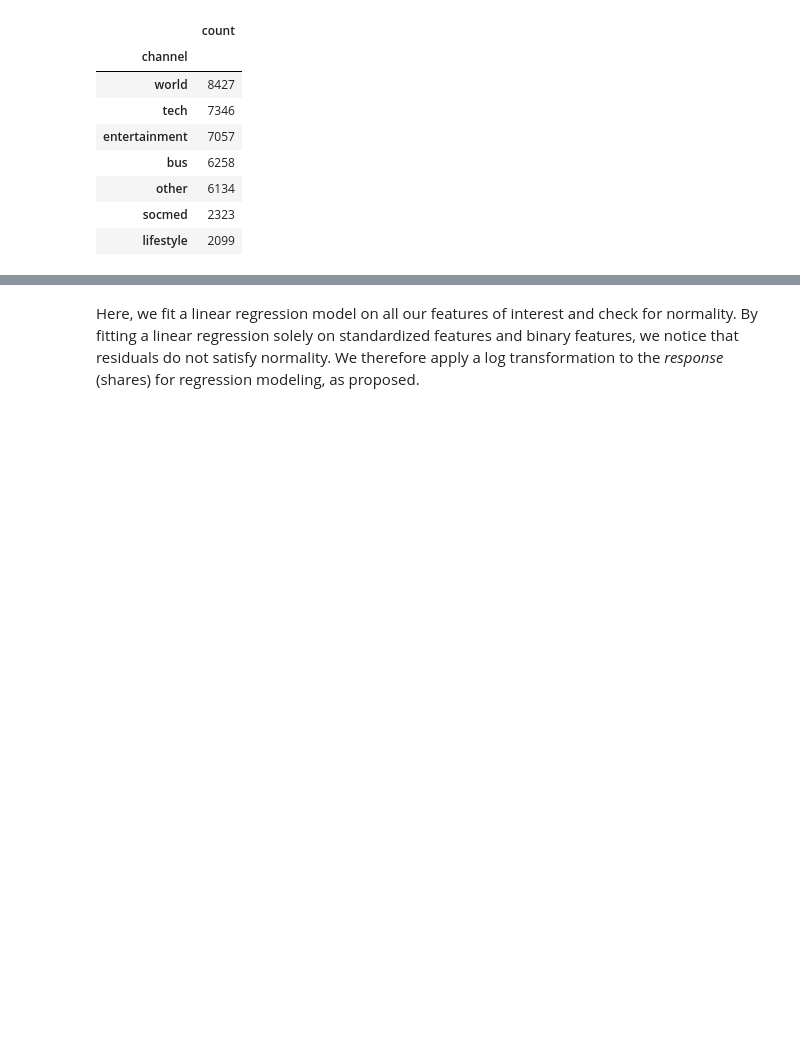
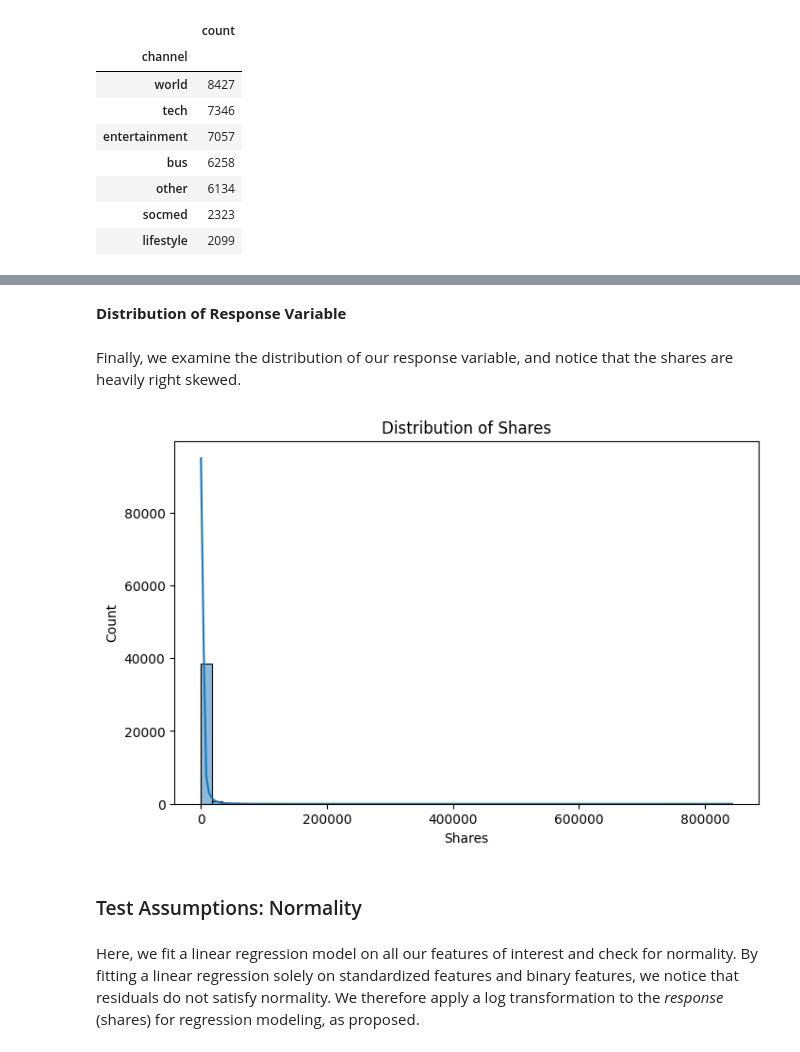
Before and after one commit to katiehanni/MATH_189_final_project, a Jupyter notebook: analysis/analysis.ipynb, the cells around one changed output, grey strips where cells are left out. Cells and saved outputs as stored; diff of their text form; code cells hidden in the pictures; blank space fills up the shorter version.

```diff
--- a/analysis/analysis.ipynb
+++ b/analysis/analysis.ipynb
@@ -340,3 +377,18 @@ for col in continuous:
+# %% [markdown]
+**Distribution of Response Variable**
+# %% [markdown]
+Finally, we examine the distribution of our response variable, and notice that the shares are heavily right skewed.
+# %%
+plt.figure(figsize=(8,5))
+sns.histplot(online['shares'], bins=50, kde=True)
+plt.title('Distribution of Shares')
+plt.xlabel('Shares')
+plt.ylabel('Count')
+plt.show()
+# %% [output]
+[figure, added]
+# %% [markdown]
+### Test Assumptions: Normality
 # %% [markdown]
 Here, we fit a linear regression model on all our features of interest and check for normality. By fitting a linear regression solely on standardized features and binary features, we notice that residuals do not satisfy normality. We therefore apply a log transformation to the *response* (shares) for regression modeling, as proposed.
 # %%
```
Also changed, not shown: parts of 14 cells of this notebook.
